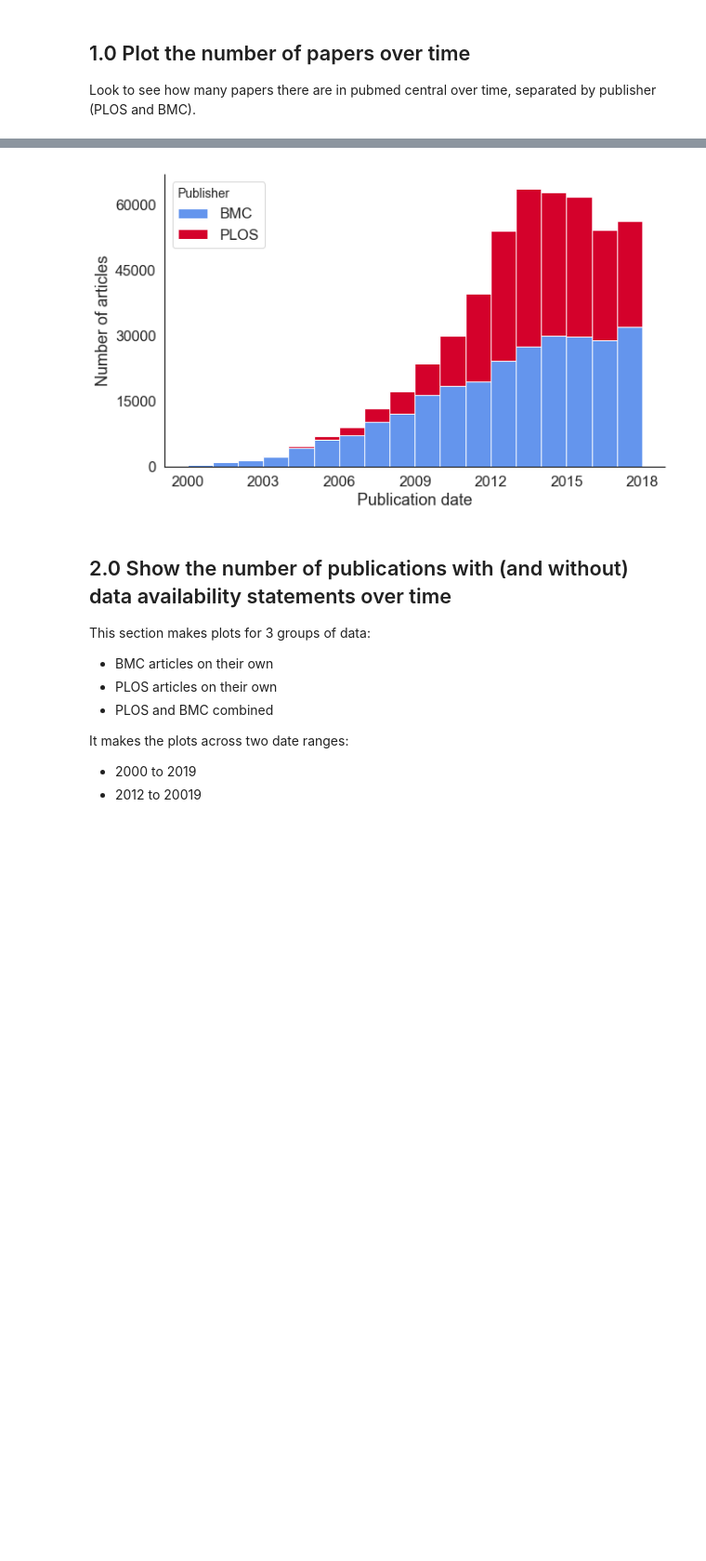
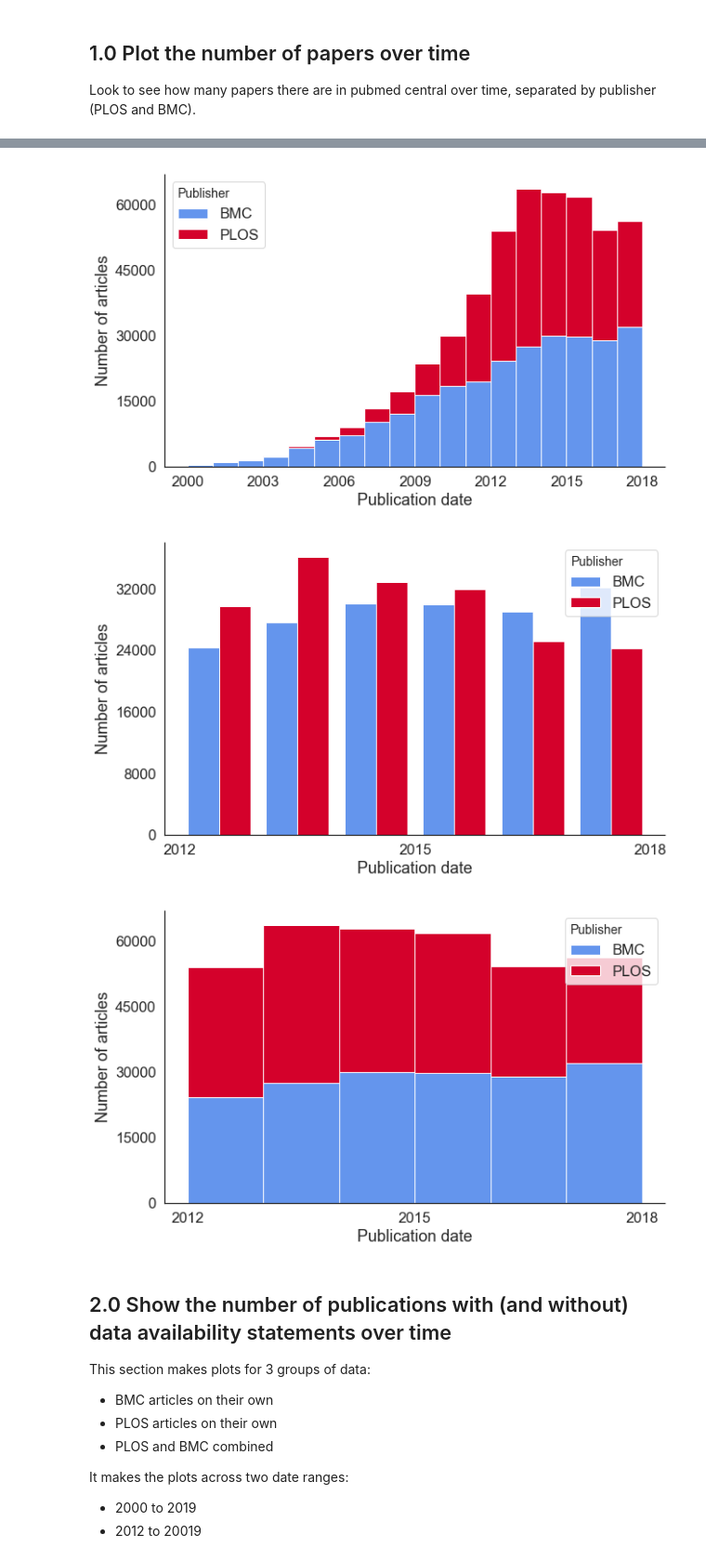
Before and after one commit to alan-turing-institute/das-public, a Jupyter notebook: notebooks/DescriptiveFigures.ipynb, the cells around one changed output, grey strips where cells are left out. Shown at 93% size. Drawn from its saved outputs; the diff is of its cells as text; code cells hidden in the pictures; blank space fills up the shorter version.

```diff
--- a/notebooks/DescriptiveFigures.ipynb
+++ b/notebooks/DescriptiveFigures.ipynb
@@ -232,37 +244,48 @@ Look to see how many papers there are in pubmed central over time, separated by
 # Stack the data you want to visualise
 pub_date_data = [df.loc[df['is_bmc']==True, 'p_date'],
                  df.loc[df['is_plos']==True, 'p_date']]
 
 # Get colors for bmc and plos
 color_list = [palette[3], palette[6]]
 
 # Label the data frames
 label_list = ['BMC', 'PLOS']
 
 # Legend title
 legend_title = 'Publisher'
 
-# Plot data between 2000 and 2019
-year_range = (2000, 2019)
+# Plot the data over two year ranges
+year_dict = { 'Dates_2000to2019' : (2000, 2019), 'Dates_2012to2019' : (2012, 2019) }
+
+# As this is all publications there won't be a version with a date line
+# as this is different across publications
+date_line_str = 'NoDateLine'
 
 # Lets make one stacked and one regular bar histogram
 # for all publications between 2000 and 2019 split by publisher
-for hist_type in ['bar', 'barstacked']:
+for (year_str, year_range), hist_type in it.product(year_dict.items(), ['bar', 'barstacked']):
 
     # Name the figure
-    output_fname = '../figures/PubsOverTime_All_ByPublisher_2000to2019_{}.png'.format(hist_type.capitalize())
+    output_fname = os.path.join('..',
+                                'figures',
+                                year_str,
+                                date_line_str,
+                                hist_type,
+                                'PubsOverTime_All_ByPublisher.png')
 
     # Make the figure
     fig, ax = pubs_over_time(pub_date_data,
                              color_list=color_list,
                              label_list=label_list,
                              legend_title=legend_title,
                              year_range=year_range,
                              hist_type=hist_type,
                              output_fname=output_fname)
 # %% [output]
 [figure]
 [figure]
+[figure, added]
+[figure, added]
 # %% [markdown]
 ## 2.0 Show the number of publications with (and without) data availability statements over time
 
```
Also changed, not shown: parts of 70 cells of this notebook, 1 other file.
